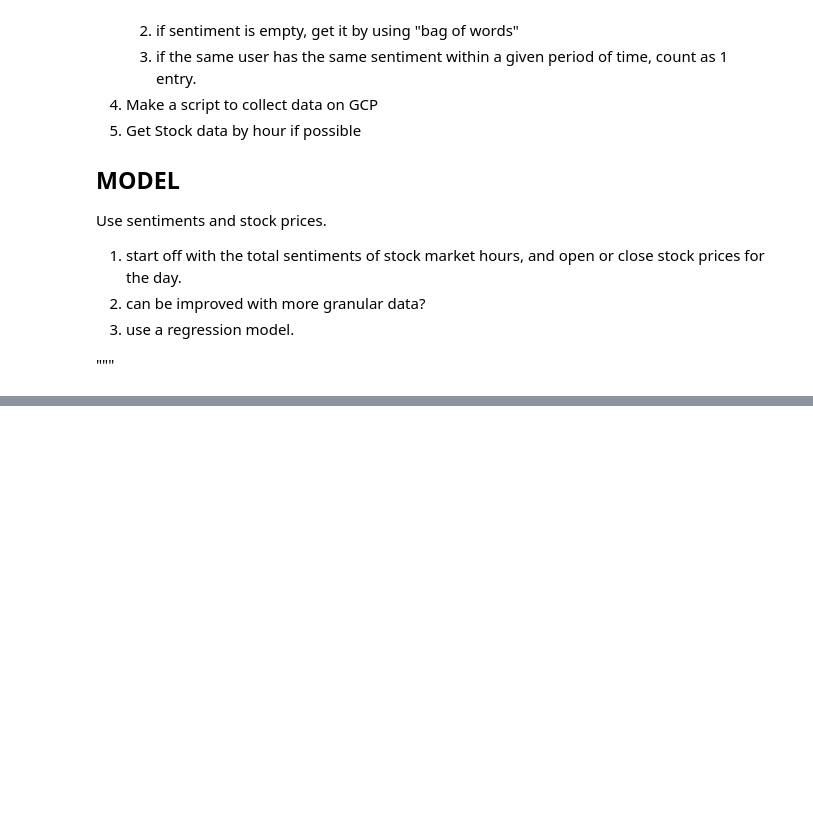
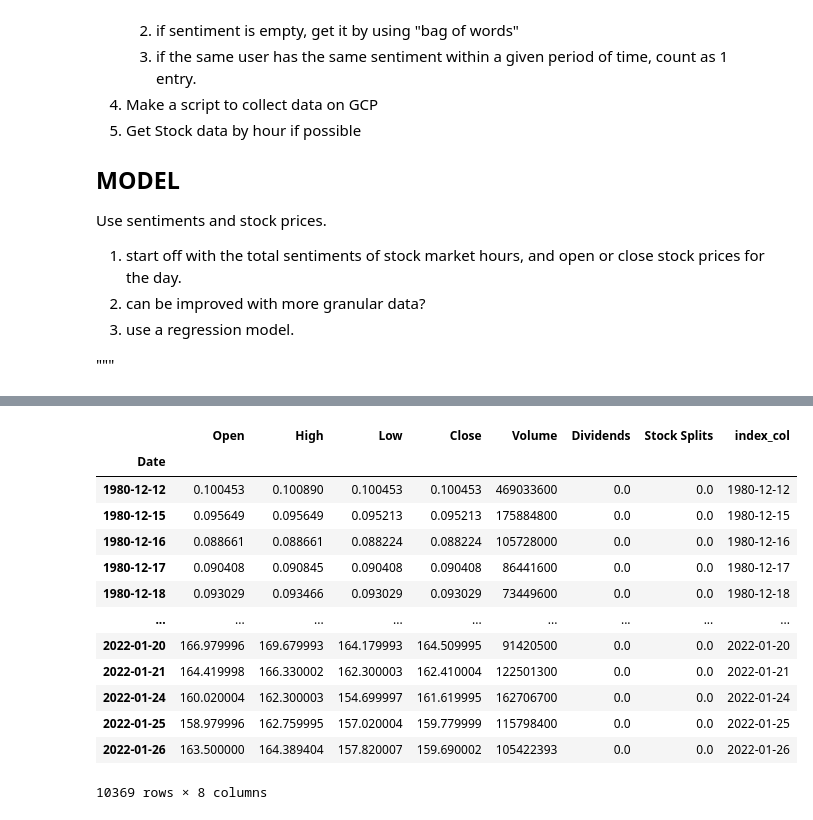
Before and after one commit to tharsoma/mec-mini-projects, a Jupyter notebook: capstone-project/Notebooks/capstone.ipynb, the cells around one changed output, grey strips where cells are left out. Saved outputs shown, nothing was run; the diff lists cells and outputs as text; code cells hidden in the pictures; blank space fills up the shorter version.

```diff
--- a/capstone-project/Notebooks/capstone.ipynb
+++ b/capstone-project/Notebooks/capstone.ipynb
@@ -100,0 +118,27 @@ Use sentiments and stock prices.
+# %%
+import yfinance as yf
+
+appl = yf.Ticker("AAPL")
+# %%
+hist = appl.history(period="max")
+# %%
+df = hist
+# %%
+df['index_col'] = df.index
+# %%
+df
+# %% [output]
+|  | Open | High | Low | Close | Volume | Dividends | Stock Splits | index_col |
+| Date |  |  |  |  |  |  |  |  |
+| 1980-12-12 | 0.100453 | 0.100890 | 0.100453 | 0.100453 | 469033600 | 0.0 | 0.0 | 1980-12-12 |
+| 1980-12-15 | 0.095649 | 0.095649 | 0.095213 | 0.095213 | 175884800 | 0.0 | 0.0 | 1980-12-15 |
+| 1980-12-16 | 0.088661 | 0.088661 | 0.088224 | 0.088224 | 105728000 | 0.0 | 0.0 | 1980-12-16 |
+| 1980-12-17 | 0.090408 | 0.090845 | 0.090408 | 0.090408 | 86441600 | 0.0 | 0.0 | 1980-12-17 |
+| 1980-12-18 | 0.093029 | 0.093466 | 0.093029 | 0.093029 | 73449600 | 0.0 | 0.0 | 1980-12-18 |
+| ... | ... | ... | ... | ... | ... | ... | ... | ... |
+| 2022-01-20 | 166.979996 | 169.679993 | 164.179993 | 164.509995 | 91420500 | 0.0 | 0.0 | 2022-01-20 |
+| 2022-01-21 | 164.419998 | 166.330002 | 162.300003 | 162.410004 | 122501300 | 0.0 | 0.0 | 2022-01-21 |
+| 2022-01-24 | 160.020004 | 162.300003 | 154.699997 | 161.619995 | 162706700 | 0.0 | 0.0 | 2022-01-24 |
+| 2022-01-25 | 158.979996 | 162.759995 | 157.020004 | 159.779999 | 115798400 | 0.0 | 0.0 | 2022-01-25 |
+| 2022-01-26 | 163.500000 | 164.389404 | 157.820007 | 159.690002 | 105422393 | 0.0 | 0.0 | 2022-01-26 |
+10369 rows × 8 columns
```
Also changed, not shown: parts of 5 cells of this notebook, 3 other files.
